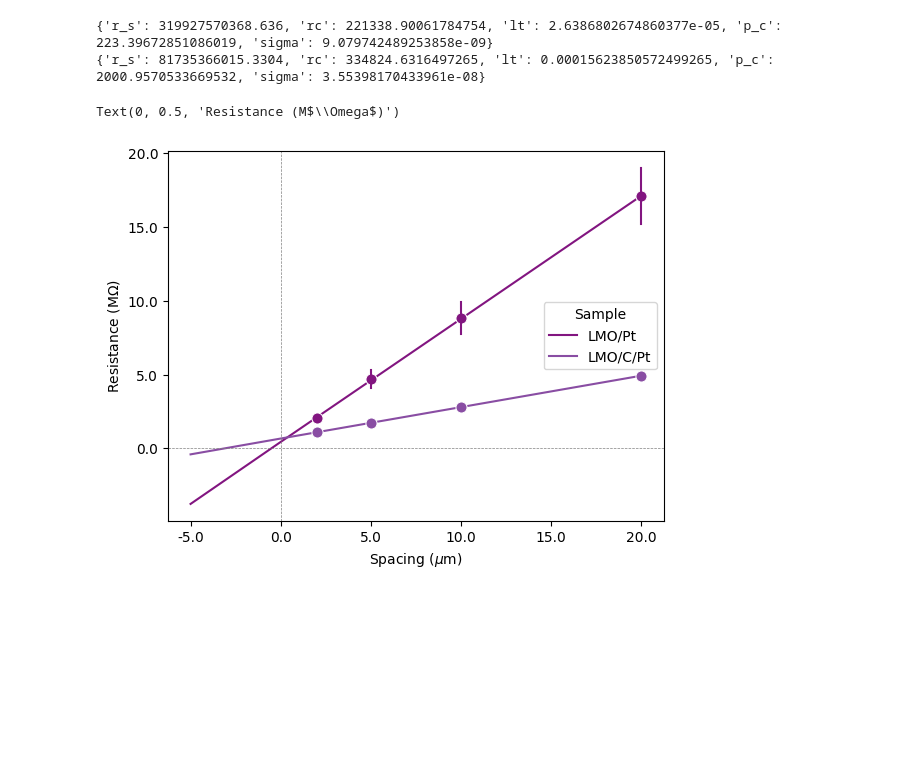
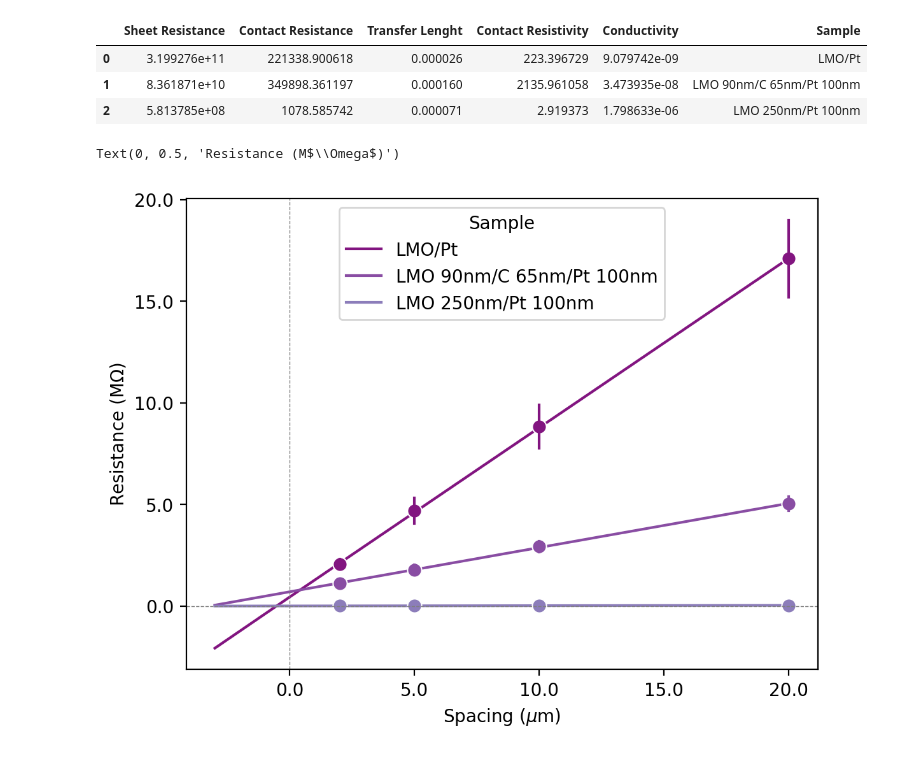
Before and after one commit to ridcil/Code, a Jupyter notebook: TLM_IDEA2.ipynb, the cells around one changed output. Saved outputs shown, nothing was run; the diff lists cells and outputs as text; code cells hidden in the pictures; blank space fills up the shorter version.

```diff
--- a/TLM_IDEA2.ipynb
+++ b/TLM_IDEA2.ipynb
@@ -134,5 +138,5 @@ def C_R(path, sample):
 # TI2_01
 path = r'C:\Users\lopezb41\OneDrive - imec\Documents\Experiments\Data\Contact Resistance\IDEA2_TLM\LMO_Pt'
 sample = 'LMO/Pt'
-TI2_01, TI2_01_fit, TI2_01_fit_vals= C_R(path, sample)
+TI2_01, TI2_01_fit, TI2_01_fit_vals, TI2_01_iv_curves= C_R(path, 90,  sample)
 # %% [output]
@@ -157,6 +146,6 @@ LMO conductivity = 9.079742489253858e-09
 # %%
 # LMO/C/Pt
 path = r'C:\Users\lopezb41\OneDrive - imec\Documents\Experiments\Data\Contact Resistance\IDEA2_TLM\LMO_C_Pt'
-sample = 'LMO/C/Pt'
-lmo_c_pt, lmo_c_pt_fit, lmo_c_pt_fit_vals = C_R(path, sample)
+sample = 'LMO 90nm/C 65nm/Pt 100nm'
+lmo_c_pt, lmo_c_pt_fit, lmo_c_pt_fit_vals, lmo_c_pt_iv_curves = C_R(path, 90, sample)
 # %% [output]
@@ -187,0 +155,6 @@ lmo_c_pt_fit_vals
+# %%
+# TI2_03 LMO 8h
+path = r'C:\Users\lopezb41\OneDrive - imec\Documents\Experiments\Data\Contact Resistance\IDEA2_TLM\LMO8h_Pt'
+sample = 'LMO 250nm/Pt 100nm'
+lmo8h_pt, lmo8h_pt_fit, lmo8h_pt_fit_vals, lmo8h_pt_iv_curves = C_R(path, 250, sample)
+print(lmo8h_pt_fit.fit_report())
@@ -188,36 +180,39 @@ lmo_c_pt_fit_vals
 # %%
 # Compare
-cross_zero = np.array([-5, 0, 20]) * 1e-4
+cross_zero = np.array([-3, 0, 20]) * 1e-4
     # y_zero = tlm_mod2.eval(tlm_fit2.params, s = cross_zero)
 
-vals = pd.concat([TI2_01, lmo_c_pt], ignore_index = True)
-fit = [TI2_01_fit, lmo_c_pt_fit]
-fit_val = [TI2_01_fit_vals, lmo_c_pt_fit_vals]
+vals = pd.concat([TI2_01, lmo_c_pt, lmo8h_pt], ignore_index = True)
+fit = [TI2_01_fit, lmo_c_pt_fit, lmo8h_pt_fit]
+fit_val = pd.concat([pd.DataFrame(TI2_01_fit_vals, index = [0]), pd.DataFrame(lmo_c_pt_fit_vals, index = [0]), pd.DataFrame(lmo8h_pt_fit_vals, index = [0])], ignore_index=True)
+display(fit_val)
 
 
-fig, ax = plt.subplots(dpi = 100)
+fig, ax = plt.subplots(dpi = 200)
 
 for i in fit:
     y_zero = tlm_mod2.eval(i.params, s = cross_zero)
     sns.lineplot(x = cross_zero, y = y_zero)
 
-for i in fit_val:
-    print(i)
+#
+
 
 sns.lineplot(data = vals, x = col2[1], y = col2[2], marker='o', markersize = 8, errorbar='sd',err_style='bars', linestyle='', hue = 'Sample')
 
 plt.axhline(0, color='gray', linestyle='--', linewidth=0.5)  # Horizontal zero line
 plt.axvline(0, color='gray', linestyle='--', linewidth=0.5)  # Vertical zero line
 
 ax.yaxis.set_major_formatter(formatter)
 ax.xaxis.set_major_formatter(formatter_1)
 
 ax.set_xlabel('Spacing ($\mu$m)')
 ax.set_ylabel('Resistance (M$\Omega$)')
 # TI2_01_fit.params
 # vals
 # %% [output]
+|  | Sheet Resistance | Contact Resistance | Transfer Lenght | Contact Resistivity | Conductivity | Sample |
+| 0 | 3.199276e+11 | 221338.900618 | 0.000026 | 223.396729 | 9.079742e-09 | LMO/Pt |
+| 1 | 8.361871e+10 | 349898.361197 | 0.000160 | 2135.961058 | 3.473935e-08 | LMO 90nm/C 65nm/Pt 100nm |
+| 2 | 5.813785e+08 | 1078.585742 | 0.000071 | 2.919373 | 1.798633e-06 | LMO 250nm/Pt 100nm |
-{'r_s': 319927570368.636, 'rc': 221338.90061784754, 'lt': 2.6386802674860377e-05, 'p_c': 223.39672851086019, 'sigma': 9.079742489253858e-09}
-{'r_s': 81735366015.3304, 'rc': 334824.6316497265, 'lt': 0.00015623850572499265, 'p_c': 2000.9570533669532, 'sigma': 3.55398170433961e-08}
+Text(0, 0.5, 'Resistance (M$\\Omega$)')
-Text(0, 0.5, 'Resistance (M$\\Omega$)')
-[figure, old version]
+[figure, new version]
```
Also changed, not shown: parts of 5 cells of this notebook, 1 other file.
